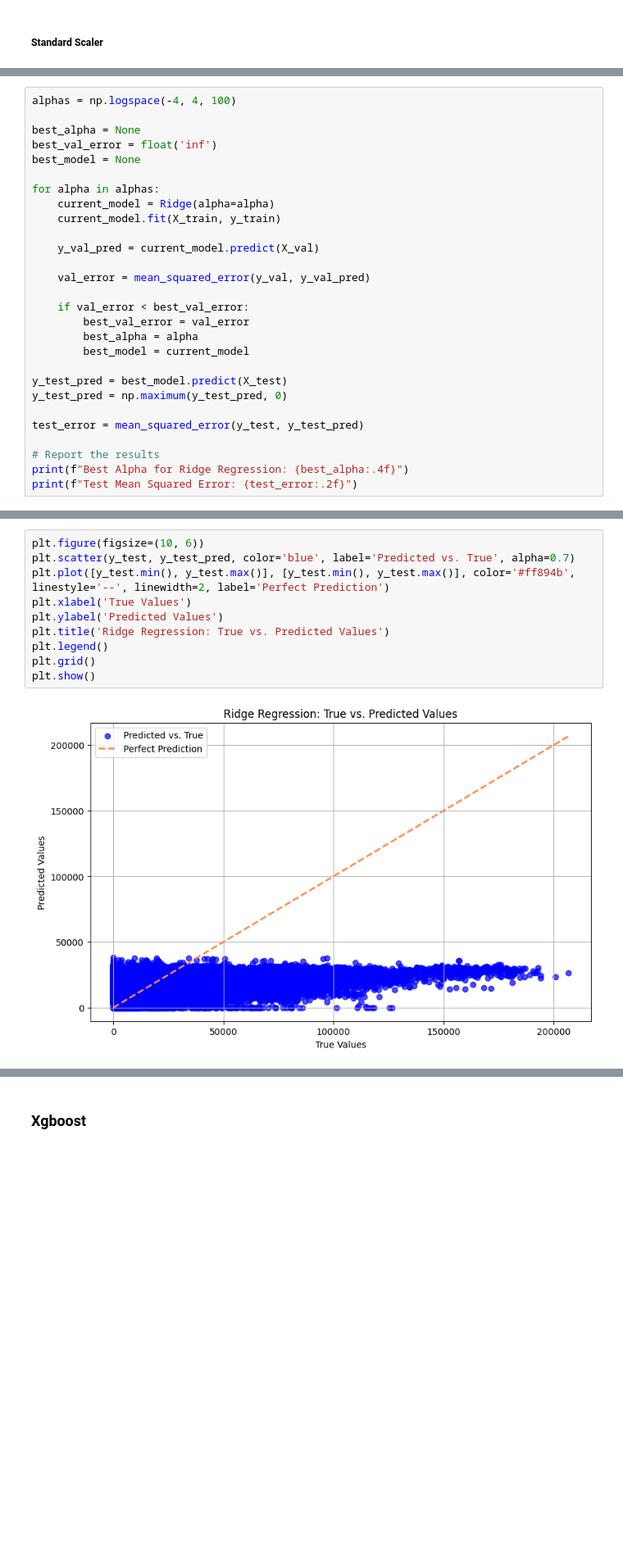
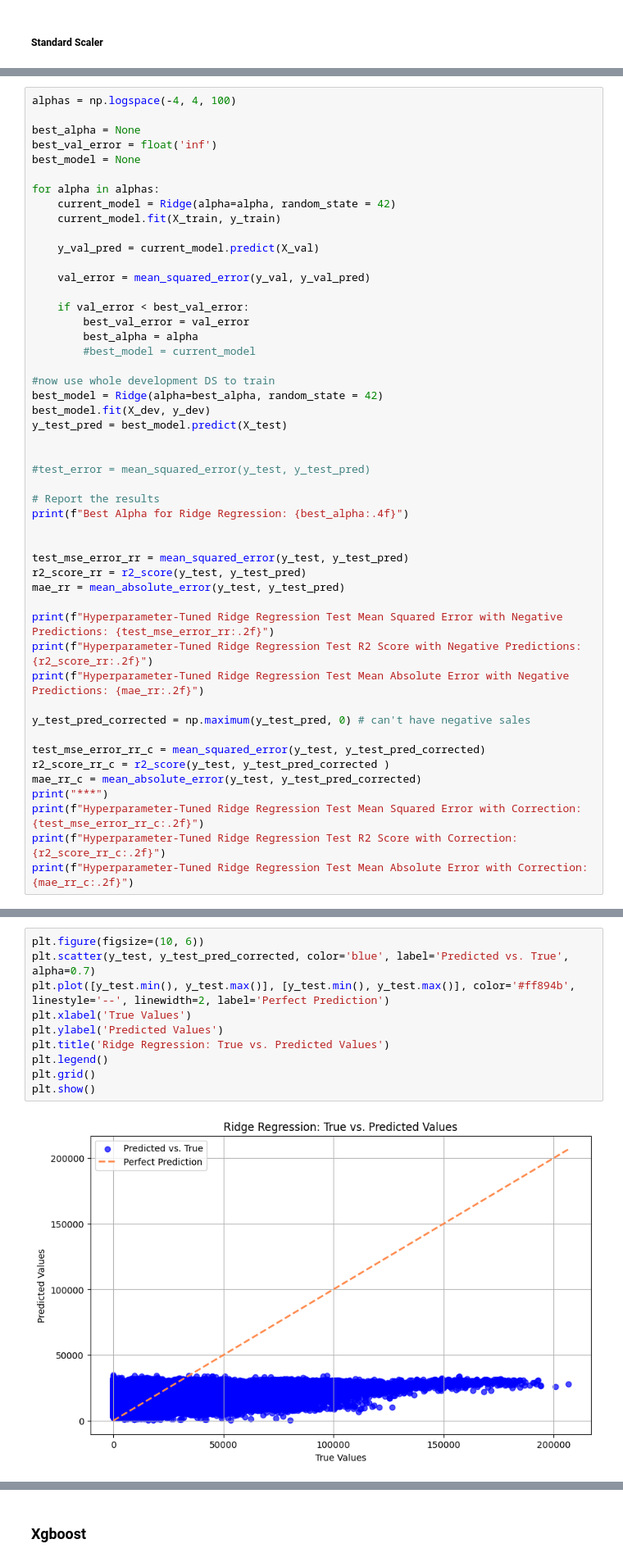
Before and after one commit to SahilBhave/AML-Project, a Jupyter notebook: AML_Group_Project.ipynb, the cells around one changed output, grey strips where cells are left out. Shown at 82% size. Cells and saved outputs as stored; diff of their text form; blank space fills up the shorter version.

```diff
--- a/AML_Group_Project.ipynb
+++ b/AML_Group_Project.ipynb
@@ -862,7 +898,7 @@ best_val_error = float('inf')
 best_model = None
 
 for alpha in alphas:
-    current_model = Ridge(alpha=alpha)
+    current_model = Ridge(alpha=alpha, random_state = 42)
     current_model.fit(X_train, y_train)
 
     y_val_pred = current_model.predict(X_val)
@@ -872,15 +908,36 @@ for alpha in alphas:
     if val_error < best_val_error:
         best_val_error = val_error
         best_alpha = alpha
-        best_model = current_model
+        #best_model = current_model
 
+#now use whole development DS to train
+best_model = Ridge(alpha=best_alpha, random_state = 42)
+best_model.fit(X_dev, y_dev)
 y_test_pred = best_model.predict(X_test)
-y_test_pred = np.maximum(y_test_pred, 0)
 
-test_error = mean_squared_error(y_test, y_test_pred)
+
+#test_error = mean_squared_error(y_test, y_test_pred)
 
 # Report the results
 print(f"Best Alpha for Ridge Regression: {best_alpha:.4f}")
-print(f"Test Mean Squared Error: {test_error:.2f}")
+
+
+test_mse_error_rr = mean_squared_error(y_test, y_test_pred)
+r2_score_rr = r2_score(y_test, y_test_pred)
+mae_rr = mean_absolute_error(y_test, y_test_pred)
+
+print(f"Hyperparameter-Tuned Ridge Regression Test Mean Squared Error with Negative Predictions: {test_mse_error_rr:.2f}")
+print(f"Hyperparameter-Tuned Ridge Regression Test R2 Score with Negative Predictions: {r2_score_rr:.2f}")
+print(f"Hyperparameter-Tuned Ridge Regression Test Mean Absolute Error with Negative Predictions: {mae_rr:.2f}")
+
+y_test_pred_corrected = np.maximum(y_test_pred, 0) # can't have negative sales
+
+test_mse_error_rr_c = mean_squared_error(y_test, y_test_pred_corrected)
+r2_score_rr_c = r2_score(y_test, y_test_pred_corrected )
+mae_rr_c = mean_absolute_error(y_test, y_test_pred_corrected)
+print("***")
+print(f"Hyperparameter-Tuned Ridge Regression Test Mean Squared Error with Correction: {test_mse_error_rr_c:.2f}")
+print(f"Hyperparameter-Tuned Ridge Regression Test R2 Score with Correction: {r2_score_rr_c:.2f}")
+print(f"Hyperparameter-Tuned Ridge Regression Test Mean Absolute Error with Correction: {mae_rr_c:.2f}")
 # %% [output]
 Best Alpha for Ridge Regression: 10000.0000
@@ -890,12 +953,12 @@ Test Mean Squared Error: 451661443.23
 # %%
 plt.figure(figsize=(10, 6))
-plt.scatter(y_test, y_test_pred, color='blue', label='Predicted vs. True', alpha=0.7)
+plt.scatter(y_test, y_test_pred_corrected, color='blue', label='Predicted vs. True', alpha=0.7)
 plt.plot([y_test.min(), y_test.max()], [y_test.min(), y_test.max()], color='#ff894b', linestyle='--', linewidth=2, label='Perfect Prediction')
 plt.xlabel('True Values')
 plt.ylabel('Predicted Values')
 plt.title('Ridge Regression: True vs. Predicted Values')
 plt.legend()
 plt.grid()
 plt.show()
 # %% [output]
-[figure, old version]
+[figure, new version]
```
Also changed, not shown: parts of 64 cells of this notebook.
